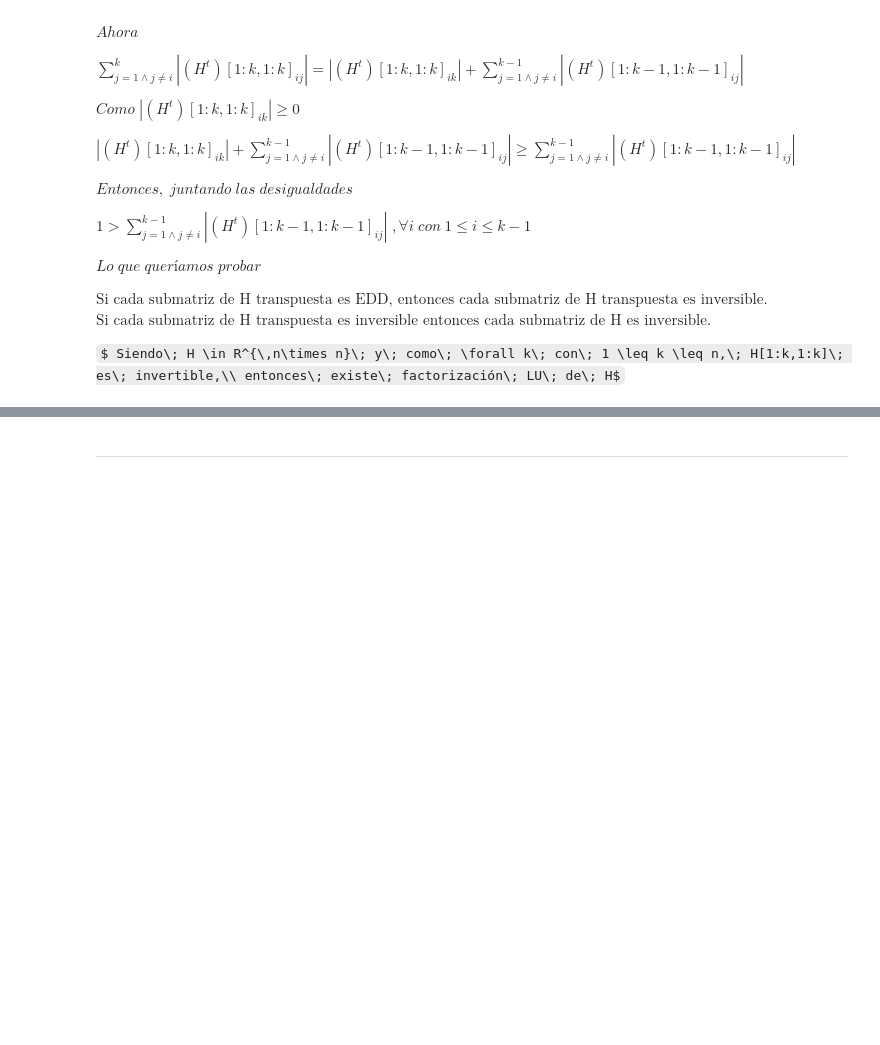
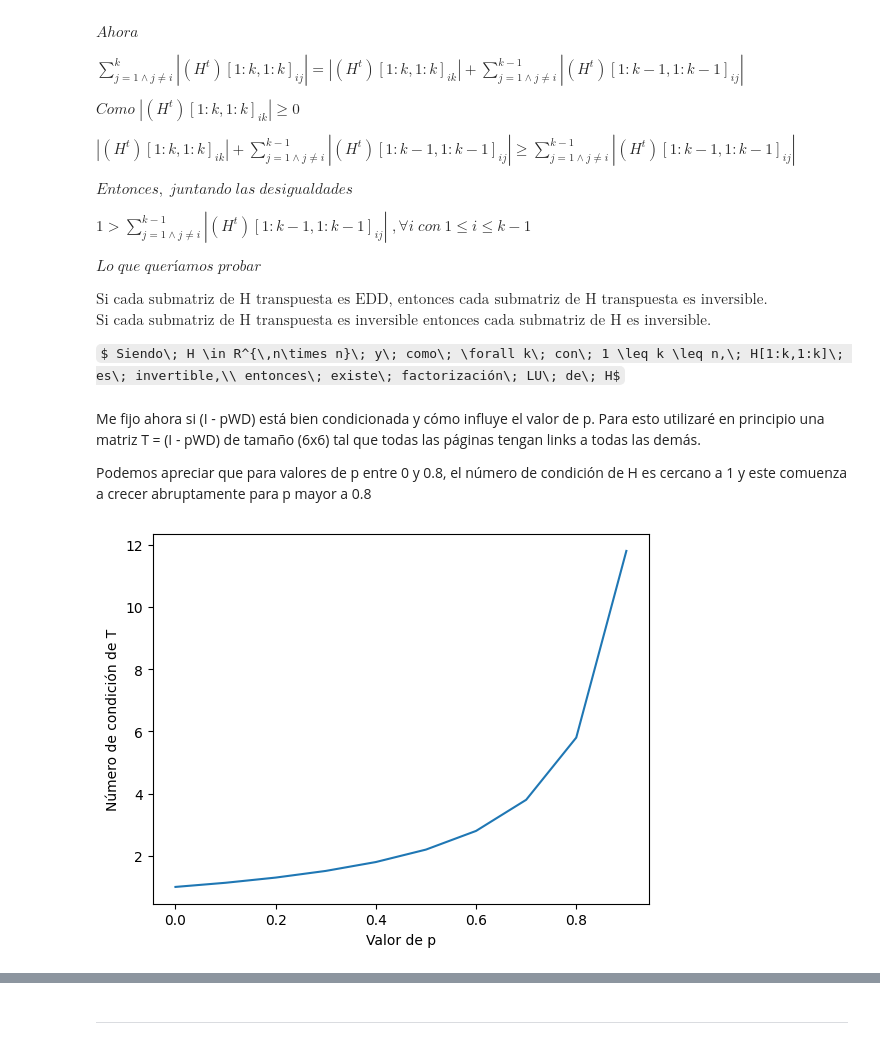
Before and after one commit to r3ch1rd/TP1alc, a Jupyter notebook: grupo_XX_TP1.ipynb, the cells around one changed output, grey strips where cells are left out. Cells and saved outputs as stored; diff of their text form; code cells hidden in the pictures; some formulas as TeX source; blank space fills up the shorter version.

```diff
--- a/grupo_XX_TP1.ipynb
+++ b/grupo_XX_TP1.ipynb
@@ -108,3 +108,39 @@ $ \text{Si cada submatriz de H transpuesta es EDD, entonces cada submatriz de H
 $ \text{Si cada submatriz de H transpuesta es inversible entonces cada submatriz de H es inversible.} $
 
 $ Siendo\; H \in R^{\,n\times n}\; y\; como\; \forall k\; con\; 1 \leq k \leq n,\; H[1:k,1:k]\; es\; invertible,\\ entonces\; existe\; factorización\; LU\; de\; H$
+# %% [markdown]
+Me fijo ahora si (I - pWD) está bien condicionada y cómo influye el valor de p. Para esto utilizaré en principio una matriz T = (I - pWD) de tamaño (6x6) tal que todas las páginas tengan links a todas las demás.
+
+Podemos apreciar que para valores de p entre 0 y 0.8, el número de condición de H es cercano a 1 y este comuenza a crecer abruptamente para p mayor a 0.8
+# %%
+from funciones import *
+
+def calcularA(W, p):
+    npages = W.shape[0]
+
+    #Definimos D
+    D = np.zeros(W.shape)
+    for i in range(npages):
+        if sumColumna(W, i) != 0:
+            D[i,i] = 1/sumColumna(W, i)
+        else:
+            D[i,i] = 0
+
+    #Definimos A
+    A = np.identity(npages) - np.dot(p, np.dot(W,D))
+    return A
+
+W = np.array([[0,1,1,1,1,1],[1,0,1,1,1,1],[1,1,0,1,1,1],[1,1,1,0,1,1],[1,1,1,1,0,1],[1,1,1,1,1,0]]) #6 pag, 30 links
+cond = []
+ps = np.linspace(0,0.9,10)
+
+for i in ps:
+    cond.append(np.linalg.cond(calcularA(W,i)))
+
+fig, ax = plt.subplots()
+ax.plot(np.arange(0,1,0.1),cond)
+plt.xlabel('Valor de p')
+plt.ylabel('Número de condición de T')
+plt.show()
+# %% [output]
+[figure, added]
```
Also changed, not shown: parts of 15 cells of this notebook.
